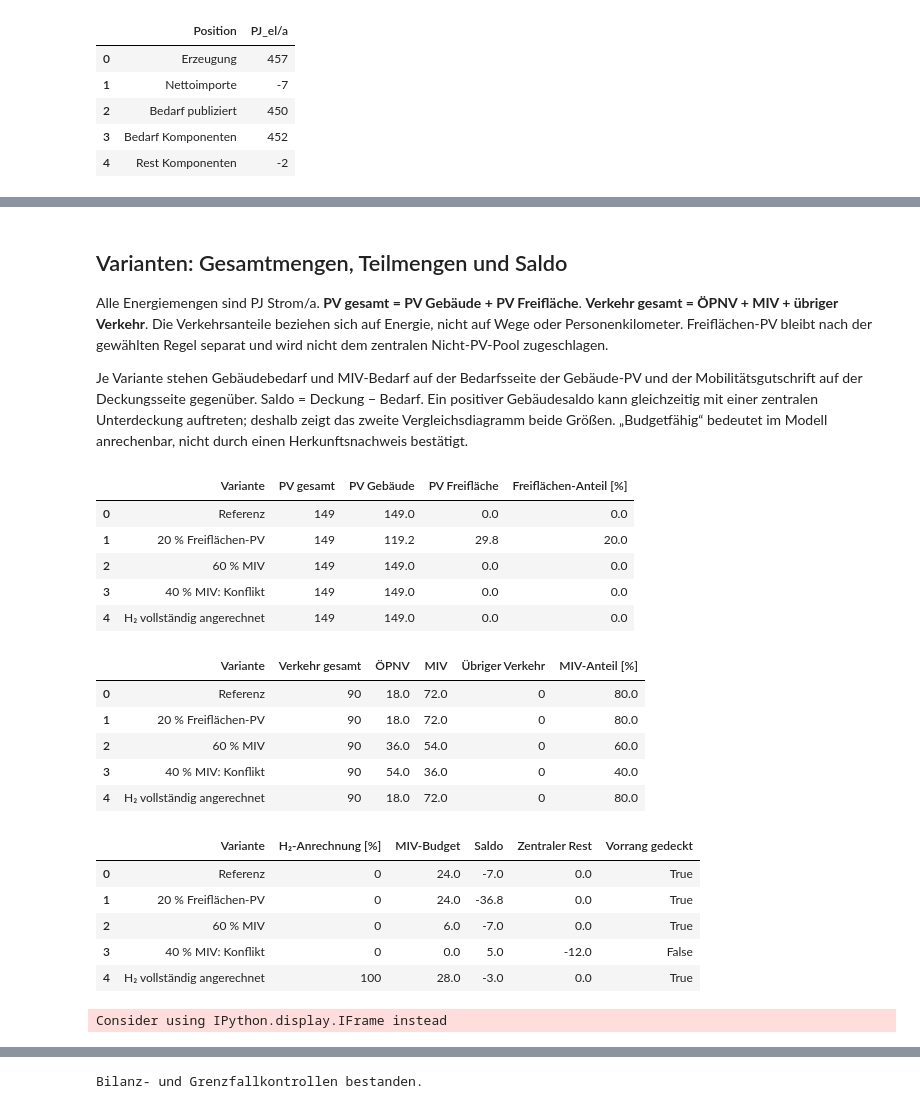
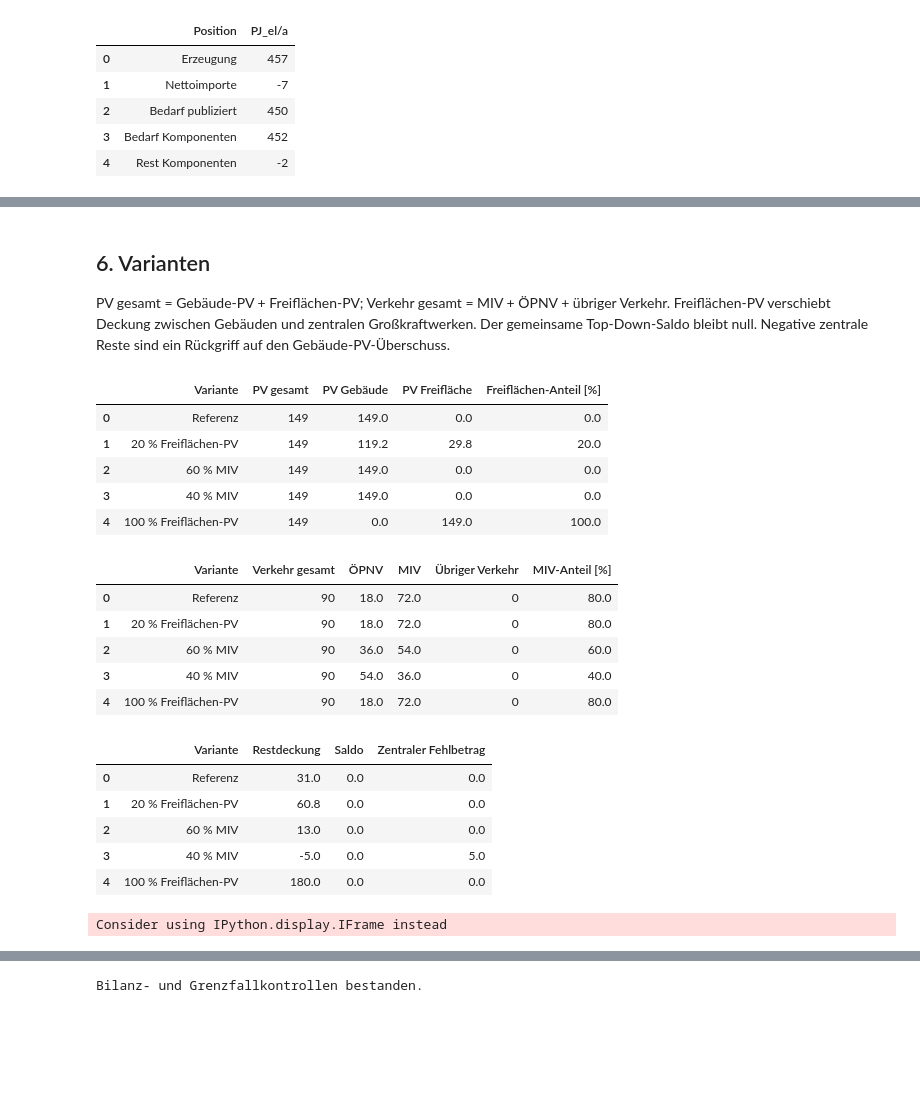
Before and after one commit to simonschaluppe/peq-higrube, a Jupyter notebook: Berechnungen/sektorenmodell/allokation.ipynb, the cells around one changed output, grey strips where cells are left out. Cells and saved outputs as stored; diff of their text form; code cells hidden in the pictures; blank space fills up the shorter version.

Commit message:
Close building and MIV allocation balance and incorporate Hypothesis review

```diff
--- a/Berechnungen/sektorenmodell/allokation.ipynb
+++ b/Berechnungen/sektorenmodell/allokation.ipynb
@@ -196,65 +164,53 @@ display(result_table.round(4))
 # %% [markdown]
-## Varianten: Gesamtmengen, Teilmengen und Saldo
+## 6. Varianten
 
-Alle Energiemengen sind PJ Strom/a. **PV gesamt = PV Gebäude + PV Freifläche**.
-**Verkehr gesamt = ÖPNV + MIV + übriger Verkehr**. Die Verkehrsanteile beziehen sich
-auf Energie, nicht auf Wege oder Personenkilometer. Freiflächen-PV bleibt nach der
-gewählten Regel separat und wird nicht dem zentralen Nicht-PV-Pool zugeschlagen.
-
-Je Variante stehen Gebäudebedarf und MIV-Bedarf auf der Bedarfsseite der Gebäude-PV
-und der Mobilitätsgutschrift auf der Deckungsseite gegenüber. Saldo = Deckung − Bedarf.
-Ein positiver Gebäudesaldo kann gleichzeitig mit einer zentralen Unterdeckung auftreten;
-deshalb zeigt das zweite Vergleichsdiagramm beide Größen. „Budgetfähig“ bedeutet
-im Modell anrechenbar, nicht durch einen Herkunftsnachweis bestätigt.
+PV gesamt = Gebäude-PV + Freiflächen-PV; Verkehr gesamt = MIV + ÖPNV + übriger Verkehr. Freiflächen-PV verschiebt Deckung zwischen Gebäuden und zentralen Großkraftwerken. Der gemeinsame Top-Down-Saldo bleibt null. Negative zentrale Reste sind ein Rückgriff auf den Gebäude-PV-Überschuss.
 # %%
 import copy, sys
 sys.path.insert(0,str(ROOT))
 from Berechnungen.methodik_plots import allocation_figures
 from IPython.display import HTML
 variants=[]
-for label,f,m,h in [('Referenz',0,.8,0),('20 % Freiflächen-PV',.2,.8,0),('60 % MIV',0,.6,0),
-                    ('40 % MIV: Konflikt',0,.4,0),('H₂ vollständig angerechnet',0,.8,1)]:
-    p=copy.deepcopy(parameters)
-    p.update(other_pv_share=f,miv_share=m,public_transport_share=1-m,other_transport_share=0)
-    p['eligible_nonpv_share']['hydrogen_electricity']=h
+for label,f,m in [('Referenz',0,.8),('20 % Freiflächen-PV',.2,.8),('60 % MIV',0,.6),('40 % MIV',0,.4),('100 % Freiflächen-PV',1,.8)]:
+    p=dict(parameters,other_pv_share=f,miv_share=m,public_transport_share=1-m,other_transport_share=0)
     r=allocate(p)
     variants.append({'Variante':label,'PV gesamt':g['pv'],'PV Gebäude':r['building_pv_pj'],'PV Freifläche':r['other_pv_pj'],
-                     'Verkehr gesamt':d['verkehr'],'ÖPNV':r['public_transport_pj'],'MIV':r['miv_demand_pj'],
-                     'Übriger Verkehr':r['other_transport_pj'],'MIV-Anteil [%]':100*m,'Freiflächen-Anteil [%]':100*f,
-                     'H₂-Anrechnung [%]':100*h,'Gebäude':d['gebaeude'],'MIV-Budget':r['miv_budget_pj'],
-                     'Saldo':r['building_target_pj'],'Zentraler Rest':r['central_after_miv_pj'],'Vorrang gedeckt':r['priority_covered']})
+        'Verkehr gesamt':d['verkehr'],'ÖPNV':r['public_transport_pj'],'MIV':r['miv_demand_pj'],
+        'Übriger Verkehr':r['other_transport_pj'],'MIV-Anteil [%]':100*m,'Freiflächen-Anteil [%]':100*f,
+        'Gebäude':d['gebaeude'],'Restdeckung':r['central_credit_pj'],'Verfügbare Restdeckung':r['available_credit_pj'],
+        'Saldo':r['building_target_pj'],'Zentraler Fehlbetrag':r['central_shortfall_pj']})
 comparison=pd.DataFrame(variants)
 pv_columns=['Variante','PV gesamt','PV Gebäude','PV Freifläche','Freiflächen-Anteil [%]']
 traffic_columns=['Variante','Verkehr gesamt','ÖPNV','MIV','Übriger Verkehr','MIV-Anteil [%]']
-result_columns=['Variante','H₂-Anrechnung [%]','MIV-Budget','Saldo','Zentraler Rest','Vorrang gedeckt']
+result_columns=['Variante','Restdeckung','Saldo','Zentraler Fehlbetrag']
 for cols in [pv_columns,traffic_columns,result_columns]: display(comparison[cols].round(3))
-steps={'Zentraler Pool':result['central_pj'],'Industrie':-d['industrie'],
-       'Landwirtschaft':-d['landwirtschaft'],'Energiebranche':-d['verbrauch_sektor_energie'],
-       'Umwandlung':-d['umwandlungseinsatz'],'Verluste':-d['transportverluste'],
-       'Nettoexport':-max(-g['net_imports'],0),'ÖPNV':-result['public_transport_pj'],
-       'Übriger Verkehr':-result['other_transport_pj'],'MIV-Budget':result['miv_budget_pj']}
+steps={'Zentrale Großkraftwerke':result['central_pj'],'Industrie':-d['industrie'],
+    'Landwirtschaft':-d['landwirtschaft'],'Energiebranche':-d['verbrauch_sektor_energie'],
+    'Umwandlung':-d['umwandlungseinsatz'],'Verluste':-d['transportverluste'],
+    'Nettoexport (Modell)':-assumptions['model_net_exports_pj'],'ÖPNV':-result['public_transport_pj'],
+    'Übriger Verkehr':-result['other_transport_pj'],'Restdeckung':result['central_credit_pj']}
 allocation_figures(variants,steps)
 for name in ['zentraler_pool','allokation_deckung','allokation_saldo']:
     display(HTML(f'<iframe title="{name}" src="../../Abbildungen/methodik/{name}.html" style="width:100%;height:700px;border:0"></iframe>'))
 # %% [output]
 |  | Variante | PV gesamt | PV Gebäude | PV Freifläche | Freiflächen-Anteil [%] |
 | 0 | Referenz | 149 | 149.0 | 0.0 | 0.0 |
 | 1 | 20 % Freiflächen-PV | 149 | 119.2 | 29.8 | 20.0 |
 | 2 | 60 % MIV | 149 | 149.0 | 0.0 | 0.0 |
-| 3 | 40 % MIV: Konflikt | 149 | 149.0 | 0.0 | 0.0 |
-| 4 | H₂ vollständig angerechnet | 149 | 149.0 | 0.0 | 0.0 |
+| 3 | 40 % MIV | 149 | 149.0 | 0.0 | 0.0 |
+| 4 | 100 % Freiflächen-PV | 149 | 0.0 | 149.0 | 100.0 |
 |  | Variante | Verkehr gesamt | ÖPNV | MIV | Übriger Verkehr | MIV-Anteil [%] |
 | 0 | Referenz | 90 | 18.0 | 72.0 | 0 | 80.0 |
 | 1 | 20 % Freiflächen-PV | 90 | 18.0 | 72.0 | 0 | 80.0 |
 | 2 | 60 % MIV | 90 | 36.0 | 54.0 | 0 | 60.0 |
-| 3 | 40 % MIV: Konflikt | 90 | 54.0 | 36.0 | 0 | 40.0 |
-| 4 | H₂ vollständig angerechnet | 90 | 18.0 | 72.0 | 0 | 80.0 |
+| 3 | 40 % MIV | 90 | 54.0 | 36.0 | 0 | 40.0 |
+| 4 | 100 % Freiflächen-PV | 90 | 18.0 | 72.0 | 0 | 80.0 |
-|  | Variante | H₂-Anrechnung [%] | MIV-Budget | Saldo | Zentraler Rest | Vorrang gedeckt |
-| 0 | Referenz | 0 | 24.0 | -7.0 | 0.0 | True |
-| 1 | 20 % Freiflächen-PV | 0 | 24.0 | -36.8 | 0.0 | True |
-| 2 | 60 % MIV | 0 | 6.0 | -7.0 | 0.0 | True |
-| 3 | 40 % MIV: Konflikt | 0 | 0.0 | 5.0 | -12.0 | False |
-| 4 | H₂ vollständig angerechnet | 100 | 28.0 | -3.0 | 0.0 | True |
+|  | Variante | Restdeckung | Saldo | Zentraler Fehlbetrag |
+| 0 | Referenz | 31.0 | 0.0 | 0.0 |
+| 1 | 20 % Freiflächen-PV | 60.8 | 0.0 | 0.0 |
+| 2 | 60 % MIV | 13.0 | 0.0 | 0.0 |
+| 3 | 40 % MIV | -5.0 | 0.0 | 5.0 |
+| 4 | 100 % Freiflächen-PV | 180.0 | 0.0 | 0.0 |
 Consider using IPython.display.IFrame instead
 [interactive output not drawn]
 [interactive output not drawn]
```
Also changed, not shown: parts of 9 cells of this notebook, 28 other files.
